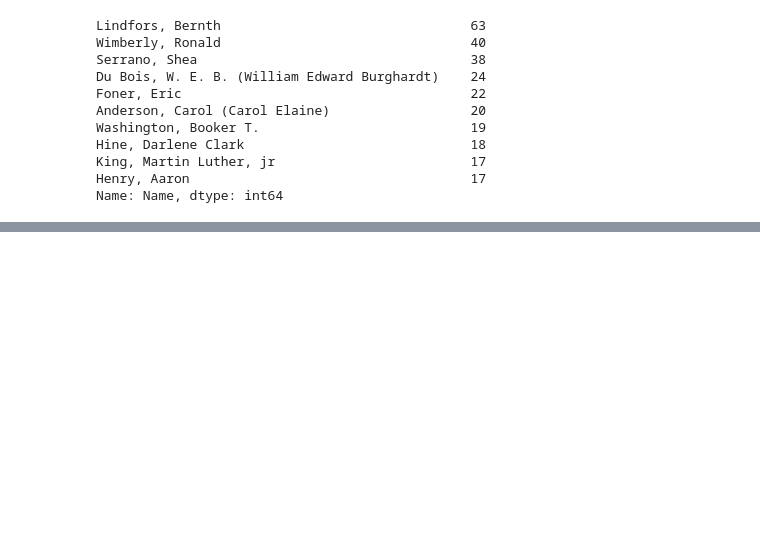
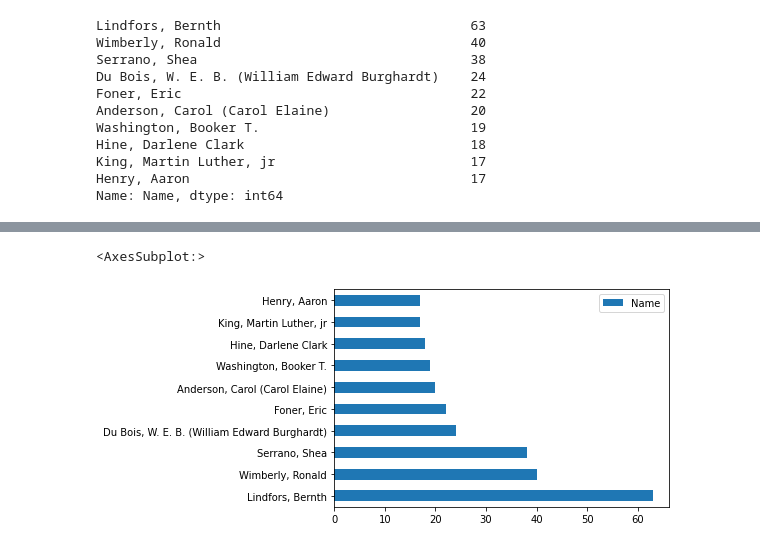
Before and after one commit to MrsMaulwurf/2022-BDK6.5.3-P5_Gruppe_5, a Jupyter notebook: Frage 1 Von welchen 10 Autorinnen gibt es die meisten Titel in der Sammlung (Black History Month Dataset, Table title).ipynb, the cells around one changed output, grey strips where cells are left out. Saved outputs shown, nothing was run; the diff lists cells and outputs as text; code cells hidden in the pictures; blank space fills up the shorter version.

Commit message:
Visualisierung

```diff
--- a/Frage 1 Von welchen 10 Autorinnen gibt es die meisten Titel in der Sammlung (Black History Month Dataset, Table title).ipynb
+++ b/Frage 1 Von welchen 10 Autorinnen gibt es die meisten Titel in der Sammlung (Black History Month Dataset, Table title).ipynb
@@ -113,0 +120,6 @@ top10vis = top10.to_frame()
+# %%
+top10vis.plot.barh()
+# Visualisierung
+# %% [output]
+<AxesSubplot:>
+[figure, added]
```
Also changed, not shown: parts of 1 cell of this notebook.
